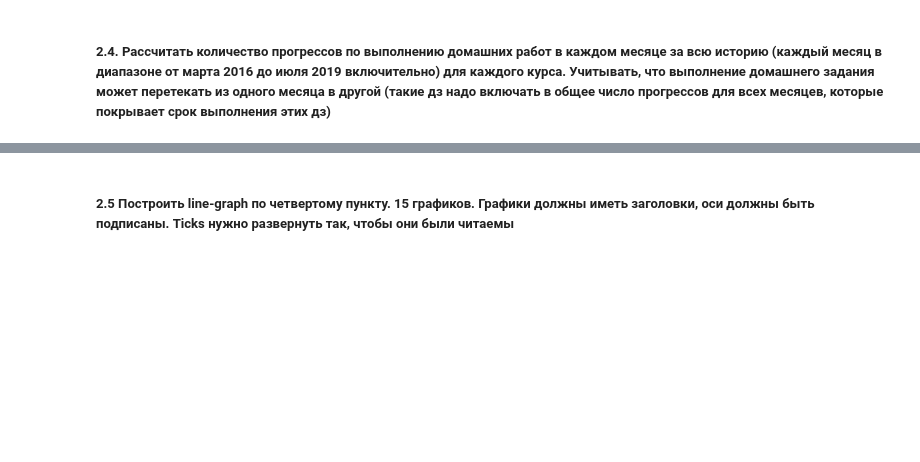
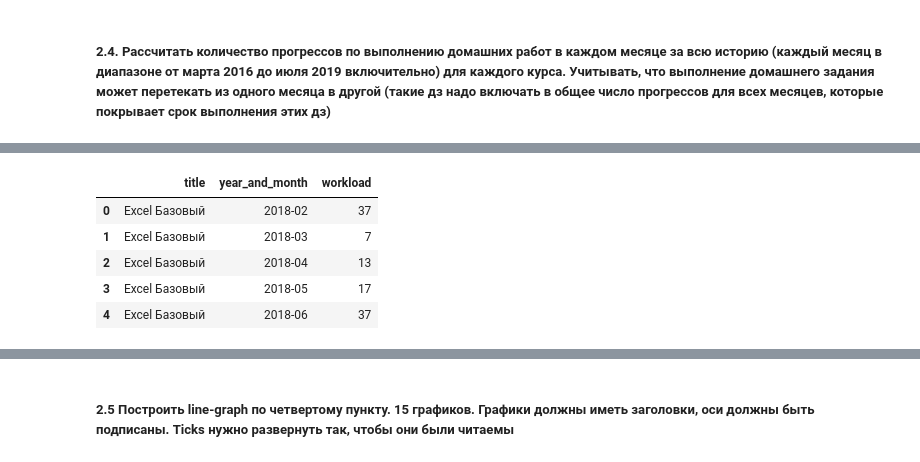
Before and after one commit to Macsmoreno/coursework_analytics_p1, a Jupyter notebook: Coursework_analytics_1.ipynb, the cells around one changed output, grey strips where cells are left out. Cells and saved outputs as stored; diff of their text form; code cells hidden in the pictures; blank space fills up the shorter version.

```diff
--- a/Coursework_analytics_1.ipynb
+++ b/Coursework_analytics_1.ipynb
@@ -590,6 +592,4 @@ java_hw_done.head()
 # %%
-java_hw_done.loc[:, ['periods']] = java_hw_done.apply( lambda x: list(pd.date_range(x.start_date, x.finish_date).date), axis = 1)
+java_hw_done['time']=java_hw_done[['start_date','finish_date']].apply(lambda x: list(pd.date_range(start=x['start_date'],
+                                                                periods=ceil((x['finish_date'] - x['start_date'])/np.timedelta64(1, 'M')),
+                                                                freq='M')),axis=1)
-# %%
-java_hw_done = java_hw_done.explode(column= 'periods', ignore_index= True)
-# %%
-java_hw_done['periods'] = pd.DatetimeIndex(java_hw_done['periods'])
@@ -621,0 +596,4 @@ def progress_count(course):
+# %%
+java_hw_done = java_hw_done.explode(column= 'time', ignore_index= True)
+java_hw_done['time'] = java_hw_done['time'].dt.tz_localize(None)
+java_hw_done['time'] = java_hw_done['time'].dt.to_period('M')
@@ -621,0 +613,11 @@ def progress_count(course):
+# %%
+result = java_hw_done.groupby(['title','time'])['title'].count().unstack(fill_value = 0).stack().to_frame().reset_index()
+result.columns = ['title','year_and_month', 'workload']
+result.head()
+# %% [output]
+|  | title | year_and_month | workload |
+| 0 | Excel Базовый | 2018-02 | 37 |
+| 1 | Excel Базовый | 2018-03 | 7 |
+| 2 | Excel Базовый | 2018-04 | 13 |
+| 3 | Excel Базовый | 2018-05 | 17 |
+| 4 | Excel Базовый | 2018-06 | 37 |
```
Also changed, not shown: parts of 21 cells of this notebook, 1 other file.
